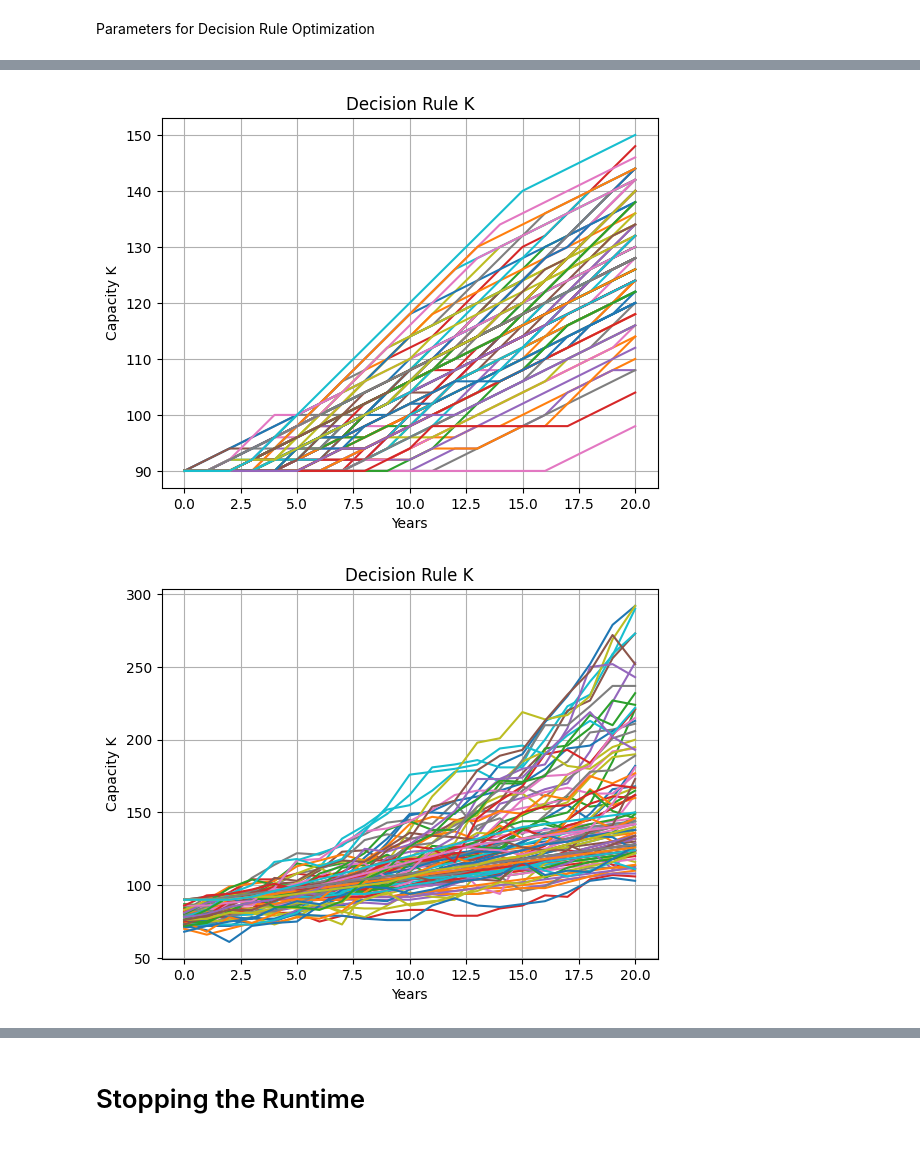
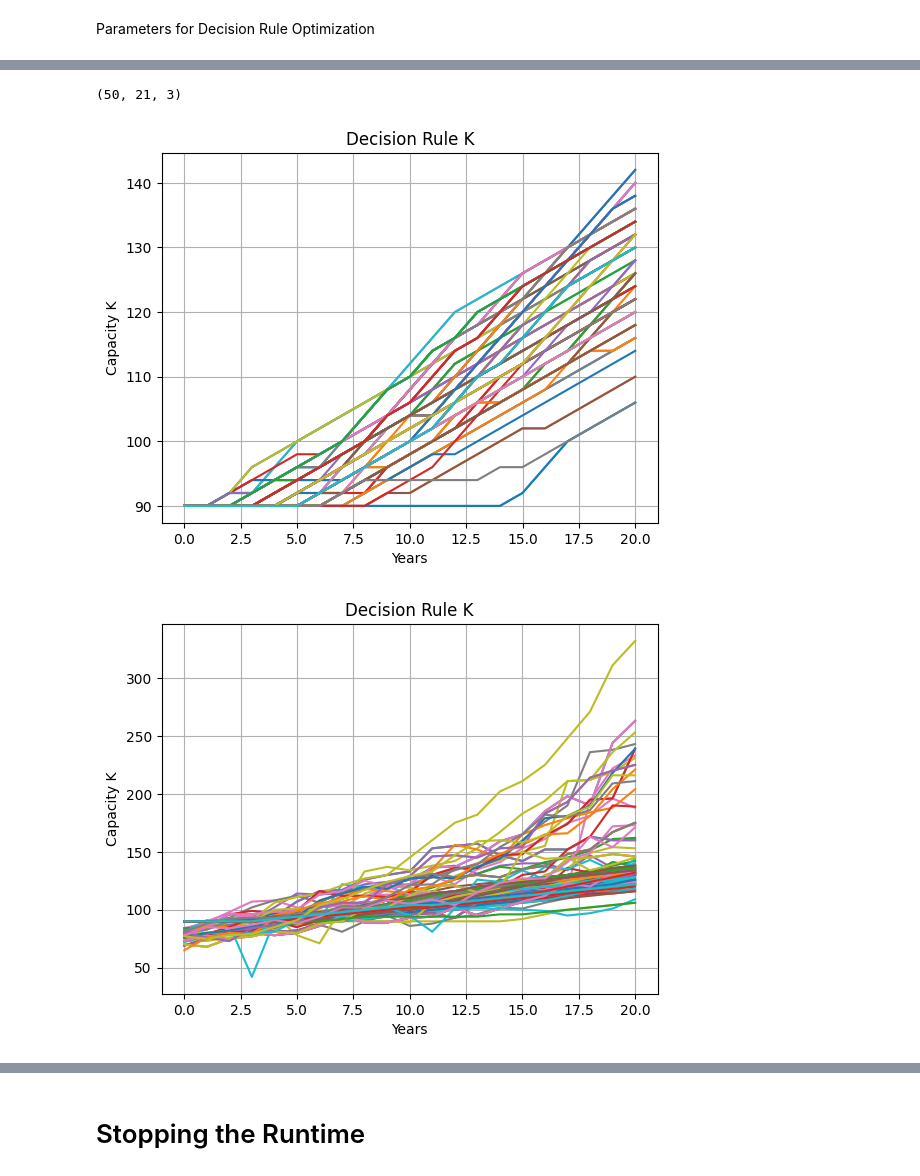
Before and after one commit to Oli767/Masterthesis, a Jupyter notebook: MT.ipynb, the cells around one changed output, grey strips where cells are left out. Cells and saved outputs as stored; diff of their text form; code cells hidden in the pictures.

Commit message:
Decision Rule Adjustments

```diff
--- a/MT.ipynb
+++ b/MT.ipynb
@@ -369,8 +449,14 @@ def Evaluation(Param, K0, ATM, S_values, Pax, n=1000):
     max_theta = None
     max_cond = None
 
-    ATM_Jet = ATM * (1 - S_values)
-    ATM_LH = ATM * S_values
+    if ATM.ndim == 2:
+        ATM_Jet = ATM * (1 - S_values)
+        ATM_LH = ATM * S_values
+    elif ATM.ndim == 3:
+        ATM_Jet = ATM * (1 - S_values[:, :, np.newaxis])
+        ATM_LH = ATM * S_values[:, :, np.newaxis]
+    else:
+        raise ValueError("ATM must be either 2D or 3D.")
 
     for theta, condition in optimization_params:
         delta_K_Jet = np.round(
@@ -381,10 +467,10 @@ def Evaluation(Param, K0, ATM, S_values, Pax, n=1000):
             delta_K_LH = np.round(
                 fn.Decision_Rule(Param, Param["K0_LH"], ATM_LH, theta_2, condition_2), 0
             )
-            delta_K = delta_K_Jet + delta_K_LH
+            # delta_K = delta_K_Jet + delta_K_LH
 
             ENPV = fn.ENPV_calculation(
-                Param, delta_K, delta_K_Jet, delta_K_LH, ATM, S_values, Pax
+                Param, delta_K_Jet, delta_K_LH, ATM, S_values, Pax
             )
             if ENPV > max_enpv:
                 max_enpv = ENPV
@@ -396,12 +482,12 @@ def Evaluation(Param, K0, ATM, S_values, Pax, n=1000):
     return max_enpv, max_theta, max_cond, max_theta_2, max_cond_2
 # %%
 ENPV_Decision = Evaluation(
-    Param, Param["K0"], ATM_matrix[0], S_value_matrix, Shock_Scenarios, n=100
+    Param, Param["K0"], ATM_mix, S_value_matrix, Shock_Scenarios, n=100
 )
 
 print("Optomal ENPV: ", ENPV_Decision[0])
-print("Optimal Theta: ", ENPV_Decision[1])
-print("Optimal Condition: ", ENPV_Decision[2])
+print("Optimal Theta Jet A1: ", ENPV_Decision[1])
+print("Optimal Condition Jet A1: ", ENPV_Decision[2])
 print("Optimal Theta LH2: ", ENPV_Decision[3])
 print("Optimal Condition LH2: ", ENPV_Decision[4])
 # %% [output]
@@ -413,22 +499,21 @@ Optimal Condition LH2:  -2
 # %%
-flex_delta_K_Jet = fn.Decision_Rule(
+delta_K_Jet_flex = fn.Decision_Rule(
     Param, Param["K0"], ATM_Jet, ENPV_Decision[1], ENPV_Decision[2]
 )
-flex_delta_K_LH = fn.Decision_Rule(
+delta_K_LH_flex = fn.Decision_Rule(
     Param, Param["K0_LH"], ATM_LH, ENPV_Decision[3], ENPV_Decision[4]
 )
-flex_delta_K = flex_delta_K_Jet + flex_delta_K_LH
+delta_K_flex = delta_K_Jet_flex + delta_K_LH_flex
 
-NPV_Decision_test = fn.NPV_calculation(
+NPV_Decision = fn.NPV_calculation(
     Param,
-    flex_delta_K,
-    flex_delta_K_Jet,
-    flex_delta_K_LH,
+    delta_K_Jet_flex,
+    delta_K_LH_flex,
     ATM_mix,
     S_value_matrix,
     Shock_Scenarios,
 )
 # %%
-K_Flex2 = fn.Capacity_2D(Param, flex_delta_K)
+K_Flex = fn.Capacity_2D(Param, delta_K_flex)
 # diff = K_Flex2 - ATM_matrix[0]
 # fn.Scenario_plot(Param, diff, True, "Overcapacity / Undercapacity", "K - Demand")
@@ -435,12 +541,17 @@ K_Flex2 = fn.Capacity_2D(Param, flex_delta_K)
+# %%
+vis_K = fn.Capacity_3D(Param, delta_K_flex)
+print(vis_K.shape)
+# %% [output]
+(50, 21, 3)
 # %%
-fn.Scenario_plot(Param, K_Flex2, True, "Decision Rule K", "Capacity K")
+fn.Scenario_plot(Param, K_Flex, True, "Decision Rule K", "Capacity K")
 fn.Scenario_plot(
     Param,
-    np.vstack((K_Flex2, ATM_matrix[0])),
+    np.vstack((K_Flex, ATM_matrix[0])),
     True,
     "Decision Rule K",
     "Capacity K",
 )
 # %% [output]
-[figure, old version]
+[figure, new version]
-[figure, old version]
+[figure, new version]
```
Also changed, not shown: parts of 21 cells of this notebook, 1 other file.
